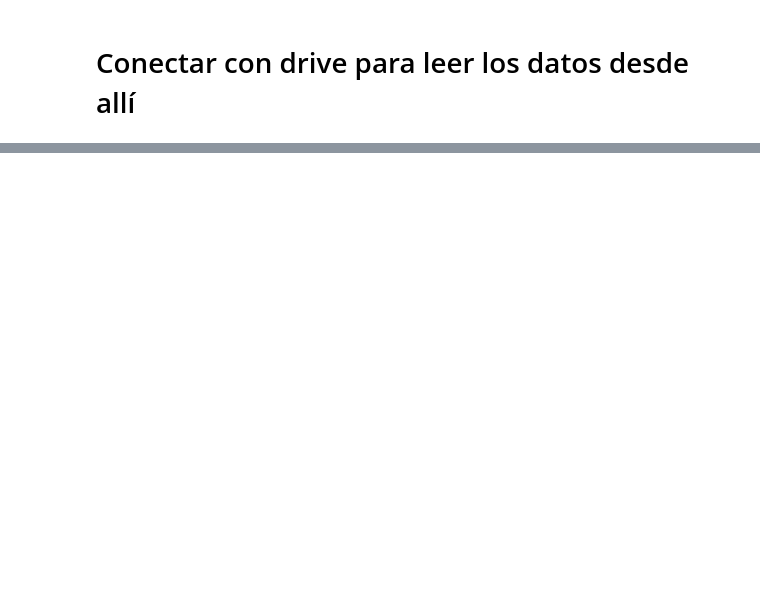
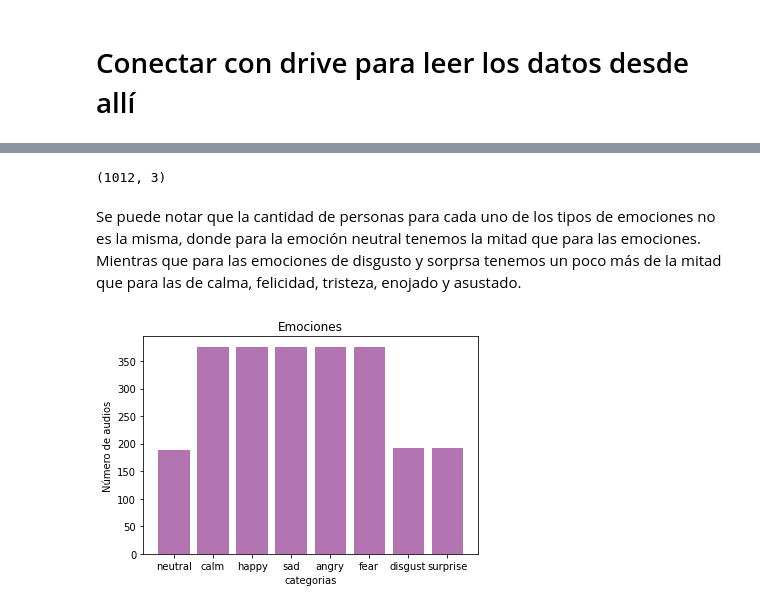
Before and after one commit to mafeacero/Reconocimiento-emociones-con-LSTM-y-CNN, a Jupyter notebook: Proyecto.ipynb, the cells around one changed output, grey strips where cells are left out. Saved outputs shown, nothing was run; the diff lists cells and outputs as text; code cells hidden in the pictures; blank space fills up the shorter version.

```diff
--- a/Proyecto.ipynb
+++ b/Proyecto.ipynb
@@ -26,0 +72,5 @@ Mounted at /content/drive
+# %%
+#Ubicación de los datos
+#PATH = '/content/drive/My Drive/Minería de datos/Proyecto Minería de datos/data/Audio'
+PATH = '/content/drive/My Drive/Estadistica/Estadistica/Mineria de datos/Proyecto Minería de datos/data/Audio/'
+#PATH = 'G:\Mi unidad\Estadistica\Estadistica\Mineria de datos\Proyecto Minería de datos\data\Audio'
@@ -26,0 +81,4 @@ Mounted at /content/drive
+# %%
+dir_list = os.listdir(PATH)
+dir_list.sort()
+dir_list
@@ -26,0 +119,11 @@ Mounted at /content/drive
+# %%
+emotion = []
+mod = []
+path = []
+
+for f in dir_list:
+  part1 = f.split('.')[0].split('-')[2]
+  part2 = f.split('.')[0].split('-')[1]
+  path.append(PATH +'/' + f)
+  emotion.append(part1)
+  mod.append(part2)
@@ -26,0 +139,29 @@ Mounted at /content/drive
+# %%
+n.shape
+# %% [output]
+(1012, 3)
+# %% [markdown]
+Se puede notar que la cantidad de personas para cada uno de los tipos de emociones no es la misma, donde para la emoción neutral tenemos la mitad que para las emociones. Mientras que para las emociones de disgusto y sorprsa tenemos un poco más de la mitad que para las de calma, felicidad, tristeza, enojado y asustado.
+# %%
+
+# Make a fake dataset:
+height = pd.DataFrame(emotion).groupby(emotion).size()
+bars = ('neutral','calm','happy', 'sad', 'angry','fear', 'disgust','surprise')
+y_pos = np.arange(len(bars))
+
+# Create bars
+plt.bar(y_pos, height, color = (0.5,0.1,0.5,0.6))
+
+# Add title and axis names
+plt.title('Emociones')
+plt.xlabel('categorias')
+plt.ylabel('Número de audios')
+
+# Create names on the x-axis
+plt.xticks(y_pos, bars)
+
+
+# Show graphic
+plt.show()
+# %% [output]
+[figure, added]
```
Also changed, not shown: parts of 106 cells of this notebook.
